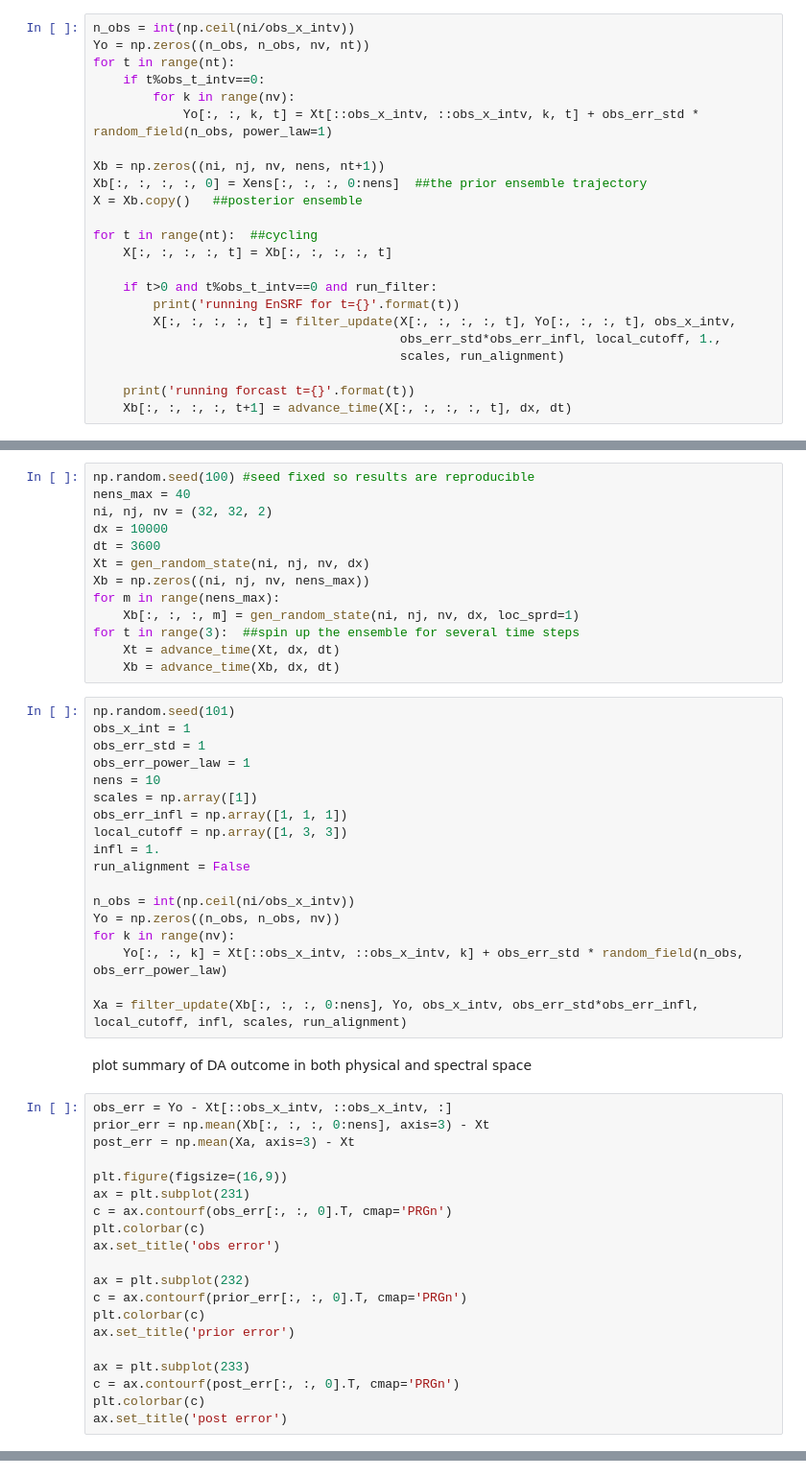
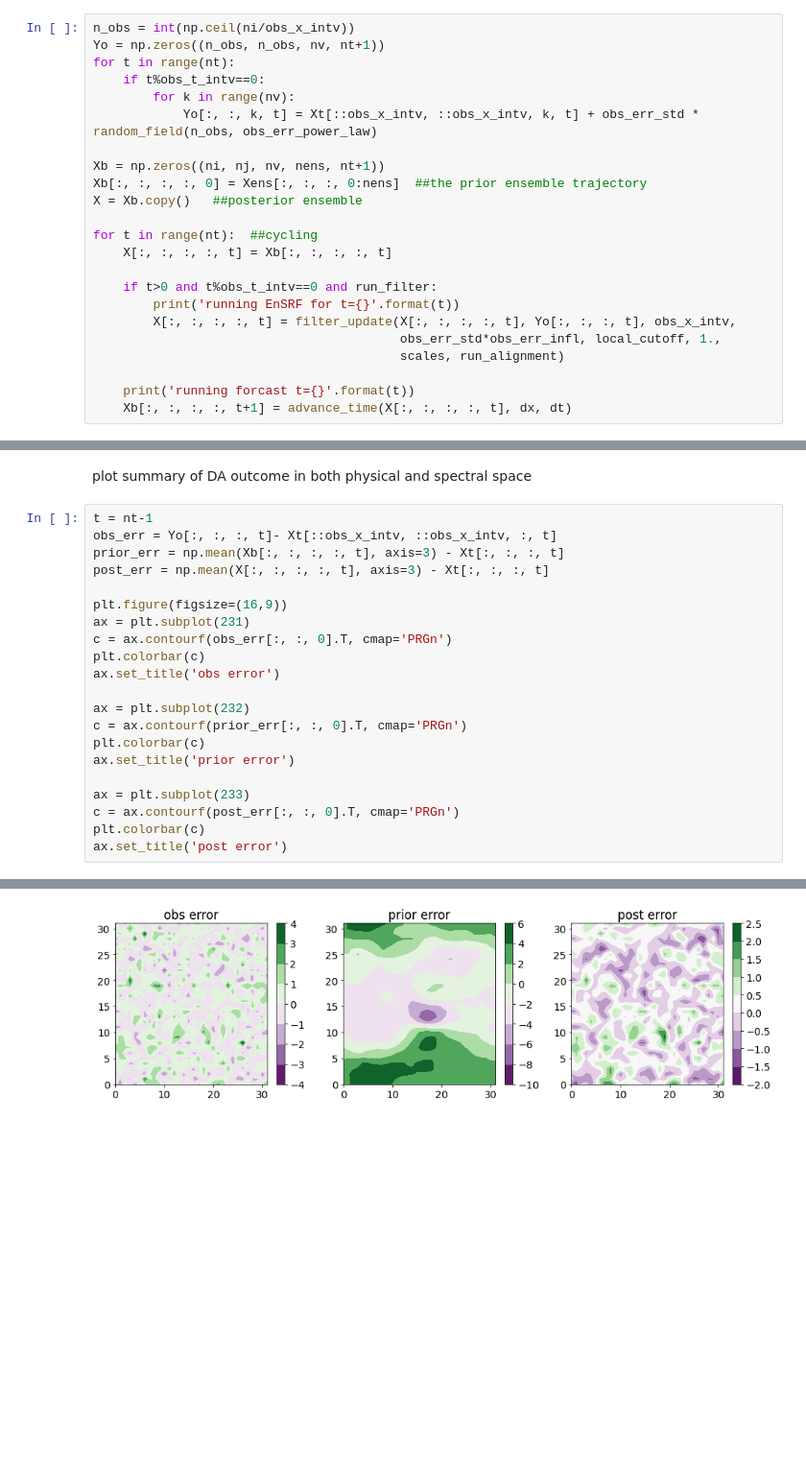
Before and after one commit to nansencenter/msda_crashcourse, a Jupyter notebook: demo.multiscale.DA.ipynb, the cells around one changed output, grey strips where cells are left out. Shown at 96% size. Drawn from its saved outputs; the diff is of its cells as text; blank space fills up the shorter version.

```diff
--- a/demo.multiscale.DA.ipynb
+++ b/demo.multiscale.DA.ipynb
@@ -466,11 +468,11 @@ run_alignment = False          ##run alignment step if true
 Perform cycling DA experiment here:
 # %%
 n_obs = int(np.ceil(ni/obs_x_intv))
-Yo = np.zeros((n_obs, n_obs, nv, nt))
+Yo = np.zeros((n_obs, n_obs, nv, nt+1))
 for t in range(nt):
     if t%obs_t_intv==0:
         for k in range(nv):
-            Yo[:, :, k, t] = Xt[::obs_x_intv, ::obs_x_intv, k, t] + obs_err_std * random_field(n_obs, power_law=1)
+            Yo[:, :, k, t] = Xt[::obs_x_intv, ::obs_x_intv, k, t] + obs_err_std * random_field(n_obs, obs_err_power_law)
 
 Xb = np.zeros((ni, nj, nv, nens, nt+1))
 Xb[:, :, :, :, 0] = Xens[:, :, :, 0:nens]  ##the prior ensemble trajectory
@@ -553,43 +559,13 @@ anim = animation.FuncAnimation(fig, plot_summary, frames=nt, interval=300)
 HTML(anim.to_html5_video())
 # %% [output]
 [interactive output not drawn]
-# %%
-np.random.seed(100) #seed fixed so results are reproducible
-nens_max = 40
-ni, nj, nv = (32, 32, 2)
-dx = 10000
-dt = 3600
-Xt = gen_random_state(ni, nj, nv, dx)
-Xb = np.zeros((ni, nj, nv, nens_max))
-for m in range(nens_max):
-    Xb[:, :, :, m] = gen_random_state(ni, nj, nv, dx, loc_sprd=1)
-for t in range(3):  ##spin up the ensemble for several time steps
-    Xt = advance_time(Xt, dx, dt)
-    Xb = advance_time(Xb, dx, dt)
-# %%
-np.random.seed(101)
-obs_x_int = 1
-obs_err_std = 1
-obs_err_power_law = 1
-nens = 10
-scales = np.array([1])
-obs_err_infl = np.array([1, 1, 1])
-local_cutoff = np.array([1, 3, 3])
-infl = 1.
-run_alignment = False
-
-n_obs = int(np.ceil(ni/obs_x_intv))
-Yo = np.zeros((n_obs, n_obs, nv))
-for k in range(nv):
-    Yo[:, :, k] = Xt[::obs_x_intv, ::obs_x_intv, k] + obs_err_std * random_field(n_obs, obs_err_power_law)
-
-Xa = filter_update(Xb[:, :, :, 0:nens], Yo, obs_x_intv, obs_err_std*obs_err_infl, local_cutoff, infl, scales, run_alignment)
 # %% [markdown]
 plot summary of DA outcome in both physical and spectral space
 # %%
-obs_err = Yo - Xt[::obs_x_intv, ::obs_x_intv, :]
-prior_err = np.mean(Xb[:, :, :, 0:nens], axis=3) - Xt
-post_err = np.mean(Xa, axis=3) - Xt
+t = nt-1
+obs_err = Yo[:, :, :, t]- Xt[::obs_x_intv, ::obs_x_intv, :, t]
+prior_err = np.mean(Xb[:, :, :, :, t], axis=3) - Xt[:, :, :, t]
+post_err = np.mean(X[:, :, :, :, t], axis=3) - Xt[:, :, :, t]
 
 plt.figure(figsize=(16,9))
 ax = plt.subplot(231)
@@ -606,3 +582,4 @@ ax = plt.subplot(233)
 c = ax.contourf(post_err[:, :, 0].T, cmap='PRGn')
 plt.colorbar(c)
 ax.set_title('post error')
+# %% [output]
@@ -608,0 +587 @@ ax.set_title('post error')
+[figure, added]
```
Also changed, not shown: parts of 29 cells of this notebook.
